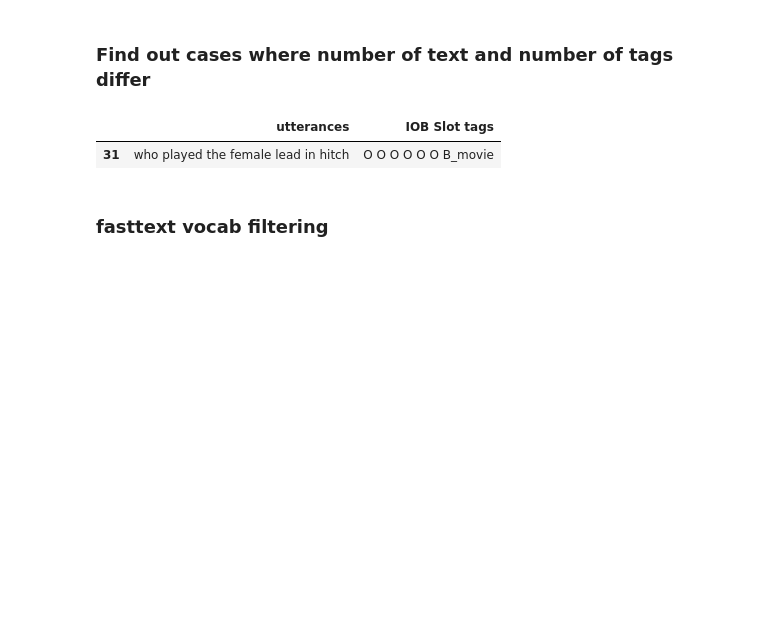
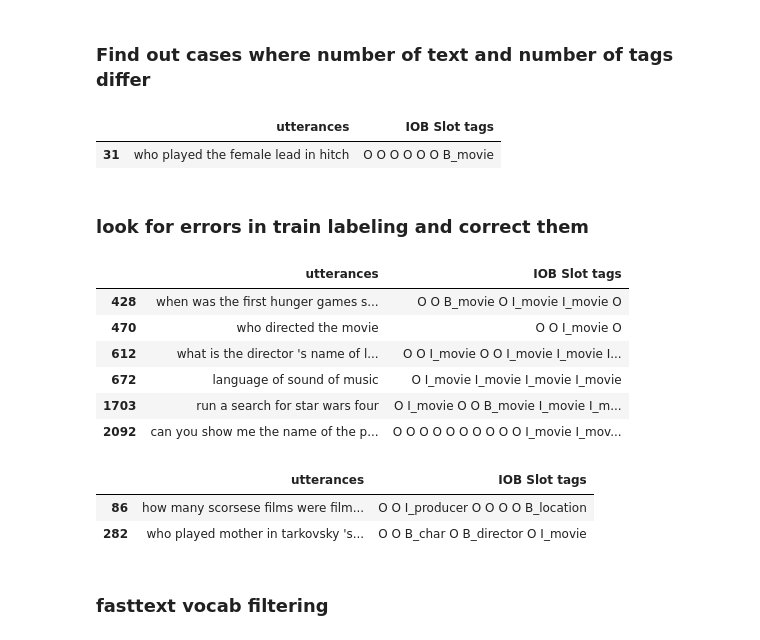
Before and after one commit to MollyZhang/MemNetQA, a Jupyter notebook: preprocessing.ipynb, the cells around one changed output. Drawn from its saved outputs; the diff is of its cells as text; code cells hidden in the pictures; blank space fills up the shorter version.

```diff
--- a/preprocessing.ipynb
+++ b/preprocessing.ipynb
@@ -162,3 +177,16 @@ df_val[df_val.utterances.str.contains("lead")]
 # %% [output]
 |  | utterances | IOB Slot tags |
 | 31 | who played the female lead in hitch | O O O O O O B_movie |
+# %% [markdown]
+### look for errors in train labeling and correct them
+# %%
+df_train = pd.read_csv("./data/hw2_train.csv")
+df_train[df_train["IOB Slot tags"].str.contains("O I")]
+# %% [output]
+|  | utterances | IOB Slot tags |
+| 428 | when was the first hunger games s... | O O B_movie O I_movie I_movie O |
+| 470 | who directed the movie | O O I_movie O |
+| 612 | what is the director 's name of l... | O O I_movie O O I_movie I_movie I... |
+| 672 | language of sound of music | O I_movie I_movie I_movie I_movie |
+| 1703 | run a search for star wars four | O I_movie O O B_movie I_movie I_m... |
+| 2092 | can you show me the name of the p... | O O O O O O O O O O I_movie I_mov... |
@@ -165,3 +201,9 @@ df_val[df_val.utterances.str.contains("lead")]
+# %%
+df_val[df_val["IOB Slot tags"].str.contains("O I")]
+# %% [output]
+|  | utterances | IOB Slot tags |
+| 86 | how many scorsese films were film... | O O I_producer O O O O B_location |
+| 282 | who played mother in tarkovsky 's... | O O B_char O B_director O I_movie |
 # %% [markdown]
 ### fasttext vocab filtering
 # %%
```
Also changed, not shown: parts of 7 cells of this notebook, 5 other files.
